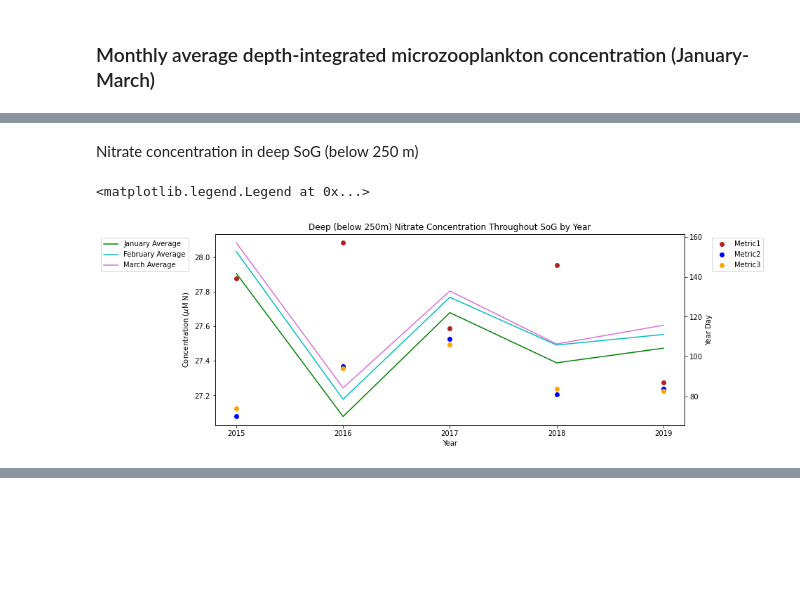
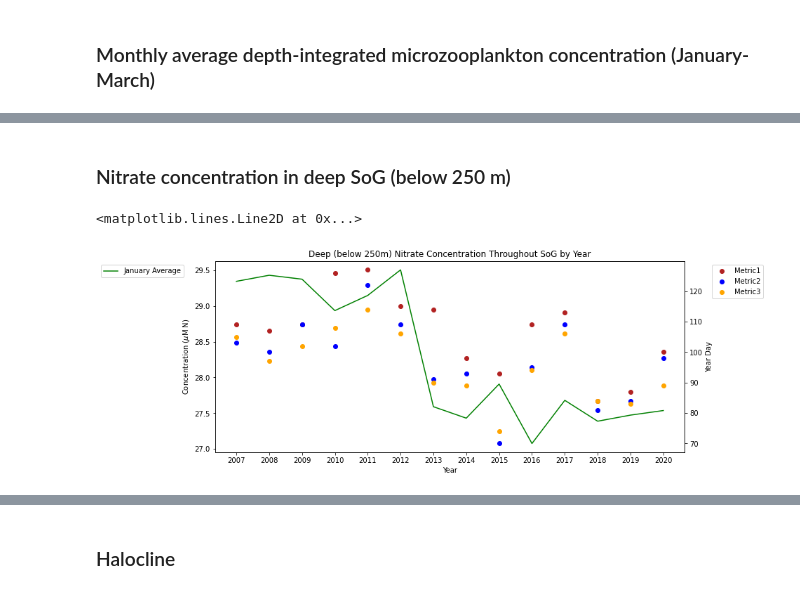
Before and after one commit to SalishSeaCast/analysis-elise-2, a Jupyter notebook: notebooks/forAline/201905EnvironmentalDrivers.ipynb, the cells around one changed output, grey strips where cells are left out. Drawn from its saved outputs; the diff is of its cells as text; code cells hidden in the pictures; blank space fills up the shorter version.

```diff
--- a/notebooks/forAline/201905EnvironmentalDrivers.ipynb
+++ b/notebooks/forAline/201905EnvironmentalDrivers.ipynb
@@ -525,6 +278,5 @@ yearday3=et.datetimeToYD(bloomtime3)
 # %%
 # loop through years (for non-location specific drivers)
-
 fraserjan=list()
 fraserfeb=list()
 frasermar=list()
@@ -532,17 +284,24 @@ deepno3jan=list()
 deepno3feb=list()
 deepno3mar=list()
 
-for year in range(2015,2020):
+for year in range(startyear,endyear):
     fname2=f'JanToMarch_TimeSeries_{year}_{modver}.pkl'
     savepath2=os.path.join(savedir,fname2)
     no3_past250m,riv_time,rivFlow=pickle.load(open(savepath2,'rb'))
-    # put code that calculates drivers here
+    # Code that calculates drivers here
     fraser=bloomdrivers.janfebmar_fraserflow(riv_time,rivFlow)
-    deepno3=bloomdrivers.janfebmar_deepno3(riv_time,no3_past250m)
-
     fraserjan.append(fraser[0])
     fraserfeb.append(fraser[1])
     frasermar.append(fraser[2])
+
+    fname=f'JanToMarch_TimeSeries_{year}_{loc}_{modver}.pkl'
+    savepath=os.path.join(savedir,fname)
+    bio_time,diat_alld,no3_alld,flag_alld,cili_alld,microzoo_alld,mesozoo_alld,\
+            intdiat,intphyto,spar,intmesoz,intmicroz,grid_time,temp,salinity,u_wind,v_wind,twind,\
+            solar,no3_30to90m,sno3,sdiat,sflag,scili,intzoop,fracdiat,zoop_alld,sphyto,phyto_alld,\
+            percdiat,wspeed,winddirec=pickle.load(open(savepath,'rb'))
+    deepno3=bloomdrivers.janfebmar_deepno3(bio_time,no3_past250m)
+
     deepno3jan.append(deepno3[0])
     deepno3feb.append(deepno3[1])
     deepno3mar.append(deepno3[2])
@@ -847,22 +1732,58 @@ ax1.legend(handles=[p4[0],p5[0],p6[0]],bbox_to_anchor=(1.05, 1.0), loc='upper le
 # %% [markdown]
-Nitrate concentration in deep SoG (below 250 m)
+### Nitrate concentration in deep SoG (below 250 m)
 # %%
 fig,ax=plt.subplots(1,1,figsize=(12,5))
 p1=ax.plot(years,deepno3jan, '-',color='green',label='January Average')
-p2=ax.plot(years,deepno3feb, '-',color='c',label='February Average')
-p3=ax.plot(years,deepno3mar, '-',color='orchid',label='March Average')
+#p2=ax.plot(years,deepno3feb, '-',color='c',label='February Average')
+#p3=ax.plot(years,deepno3mar, '-',color='orchid',label='March Average')
 ax.set_ylabel('Concentration ($\mu$M N)')
 ax.set_xlabel('Year')
 ax.set_title('Deep (below 250m) Nitrate Concentration Throughout SoG by Year')
-ax.set_xticks([2015,2016,2017,2018,2019])
-ax.legend(handles=[p1[0],p2[0],p3[0]],bbox_to_anchor=(-0.25, 1.0), loc='upper left')
+ax.set_xticks([2007,2008,2009,2010,2011,2012,2013,2014,2015,2016,2017,2018,2019,2020])
+ax.legend(bbox_to_anchor=(-0.25, 1.0), loc='upper left')
 
 ax1=ax.twinx()
 p4=ax1.plot(years,yearday1, 'o',color='firebrick',label='Metric1')
 p5=ax1.plot(years,yearday2, 'o',color='b',label='Metric2')
 p6=ax1.plot(years,yearday3, 'o',color='orange',label='Metric3')
 ax1.set_ylabel('Year Day')
 ax1.legend(handles=[p4[0],p5[0],p6[0]],bbox_to_anchor=(1.05, 1.0), loc='upper left')
+
+fig2,ax2=plt.subplots(1,3,figsize=(17,5))
+ax2[0].plot(deepno3jan,yearday1,'o',color='firebrick')
+ax2[0].set_xlabel('Concentration ($\mu$M N)')
+ax2[0].set_ylabel('Bloom Day (Metric 1)')
+y,r2,m,b=bloomdrivers.reg_r2(deepno3jan,yearday1)
+ax2[0].plot(deepno3jan, y, 'r', label='Fitted line')
+ax2[0].text(0.1, 0.85, '$\mathregular{r^2}$ = %f'%r2, transform=ax.transAxes)
+ax2[0].text(0.1,0.81,f'y={m}x+{b}',horizontalalignment='left',verticalalignment='bottom',transform=ax.transAxes)
+
+ax2[1].plot(deepno3jan,yearday2,'o',color='b')
+ax2[1].set_xlabel('Concentration ($\mu$M N)')
+ax2[1].set_ylabel('Bloom Day (Metric 2)')
+y,r2,m,b=bloomdrivers.reg_r2(deepno3jan,yearday2)
+ax2[1].plot(deepno3jan, y, 'r', label='Fitted line')
+ax2[1].text(0.6, 0.85, '$\mathregular{r^2}$ = %f'%r2, transform=ax.transAxes)
+ax2[1].text(0.6,0.81,f'y={m}x+{b}',horizontalalignment='left',verticalalignment='bottom',transform=ax.transAxes)
+
+ax2[2].plot(deepno3jan,yearday3,'o',color='orange')
+ax2[2].set_xlabel('Concentration ($\mu$M N)')
+ax2[2].set_ylabel('Bloom Day (Metric 3)')
+y,r2,m,b=bloomdrivers.reg_r2(deepno3jan,yearday3)
+ax2[2].plot(deepno3jan, y, 'r', label='Fitted line')
+ax2[2].text(1.1, 0.85, '$\mathregular{r^2}$ = %f'%r2, transform=ax.transAxes)
+ax2[2].text(1.1,0.81,f'y={m}x+{b}',horizontalalignment='left',verticalalignment='bottom',transform=ax.transAxes)
+ax2[1].set_title('Bloom Date vs. January Average Deep (below 250m) Nitrate Concentration Throughout SoG')
+
+# Jan month lines
+ax2[0].axhline(y=90, color='orchid', linestyle='--',label='March 31st')
+ax2[0].axhline(y=120, color='peru', linestyle='--',label='April 30th')
+#ax2[0].axhline(y=151, color='lime', linestyle='--',label='May 31st')
+ax2[0].legend(bbox_to_anchor=(-0.25, 1.0))
+ax2[1].axhline(y=90, color='orchid', linestyle='--')
+ax2[2].axhline(y=90, color='orchid', linestyle='--',label='March 31st')
+ax2[1].axhline(y=120, color='peru', linestyle='--')
+ax2[2].axhline(y=120, color='peru', linestyle='--',label='April 30th')
 # %% [output]
-<matplotlib.legend.Legend at 0x...>
+<matplotlib.lines.Line2D at 0x...>
-[figure, old version]
+[figure, new version]
@@ -868,0 +1791,2 @@ ax1.legend(handles=[p4[0],p5[0],p6[0]],bbox_to_anchor=(1.05, 1.0), loc='upper le
+# %% [markdown]
+### Halocline
```
Also changed, not shown: parts of 41 cells of this notebook, 2 other files.
